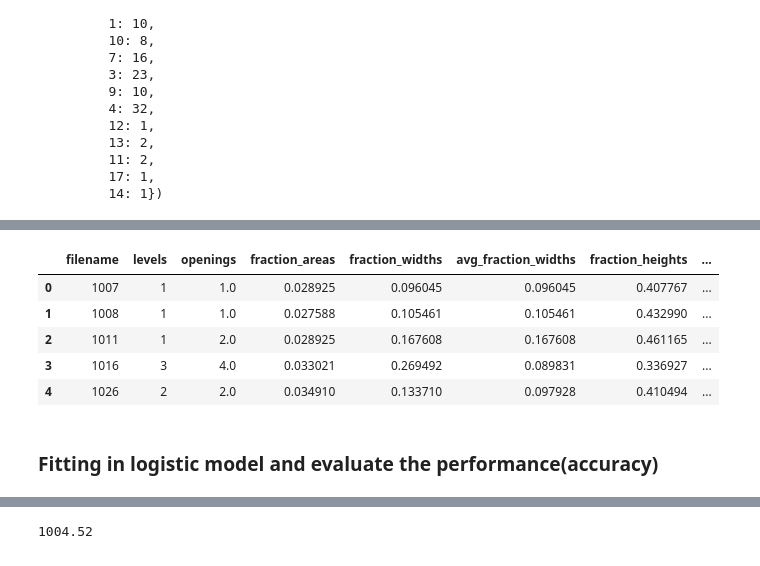
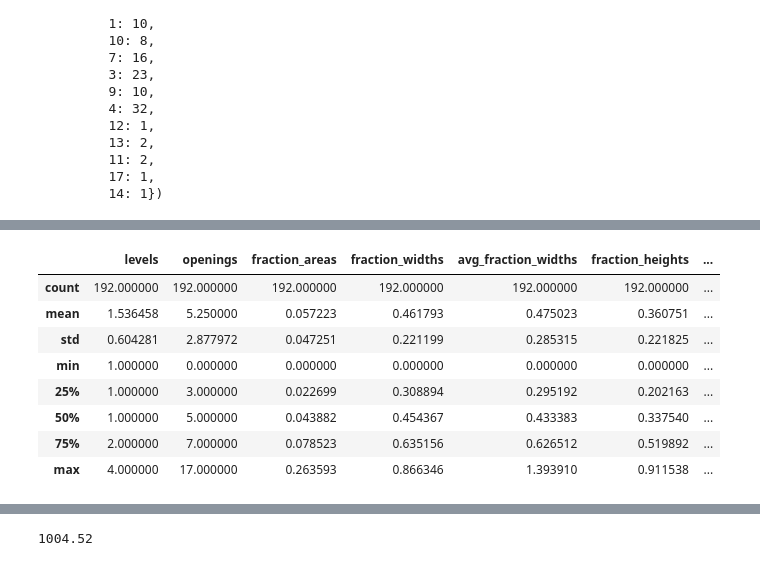
Before and after one commit to MSIA/MSiA400_GrandTeton, a Jupyter notebook: XGBoost_real.ipynb, the cells around one changed output, grey strips where cells are left out. Saved outputs shown, nothing was run; the diff lists cells and outputs as text; code cells hidden in the pictures.

Commit message:
run xgboost on real images

```diff
--- a/XGBoost_real.ipynb
+++ b/XGBoost_real.ipynb
@@ -140,14 +138,12 @@ df.head()
-# %%
-# Add GO/NoGo column to label each image
-df['Go/NoGo']=df['filename'].apply(lambda x: 1 if x in files_go_idx else 0)
 # %%
-df.head()
+df.describe()
 # %% [output]
-|  | filename | levels | openings | fraction_areas | fraction_widths | avg_fraction_widths | fraction_heights | ... |
-| 0 | 1007 | 1 | 1.0 | 0.028925 | 0.096045 | 0.096045 | 0.407767 | ... |
-| 1 | 1008 | 1 | 1.0 | 0.027588 | 0.105461 | 0.105461 | 0.432990 | ... |
-| 2 | 1011 | 1 | 2.0 | 0.028925 | 0.167608 | 0.167608 | 0.461165 | ... |
-| 3 | 1016 | 3 | 4.0 | 0.033021 | 0.269492 | 0.089831 | 0.336927 | ... |
-| 4 | 1026 | 2 | 2.0 | 0.034910 | 0.133710 | 0.097928 | 0.410494 | ... |
+|  | levels | openings | fraction_areas | fraction_widths | avg_fraction_widths | fraction_heights | ... |
+| count | 192.000000 | 192.000000 | 192.000000 | 192.000000 | 192.000000 | 192.000000 | ... |
+| mean | 1.536458 | 5.250000 | 0.057223 | 0.461793 | 0.475023 | 0.360751 | ... |
+| std | 0.604281 | 2.877972 | 0.047251 | 0.221199 | 0.285315 | 0.221825 | ... |
+| min | 1.000000 | 0.000000 | 0.000000 | 0.000000 | 0.000000 | 0.000000 | ... |
+| 25% | 1.000000 | 3.000000 | 0.022699 | 0.308894 | 0.295192 | 0.202163 | ... |
+| 50% | 1.000000 | 5.000000 | 0.043882 | 0.454367 | 0.433383 | 0.337540 | ... |
+| 75% | 2.000000 | 7.000000 | 0.078523 | 0.635156 | 0.626512 | 0.519892 | ... |
+| max | 4.000000 | 17.000000 | 0.263593 | 0.866346 | 1.393910 | 0.911538 | ... |
-# %% [markdown]
-### Fitting in logistic model and evaluate the performance(accuracy)
```
Also changed, not shown: parts of 8 cells of this notebook.
